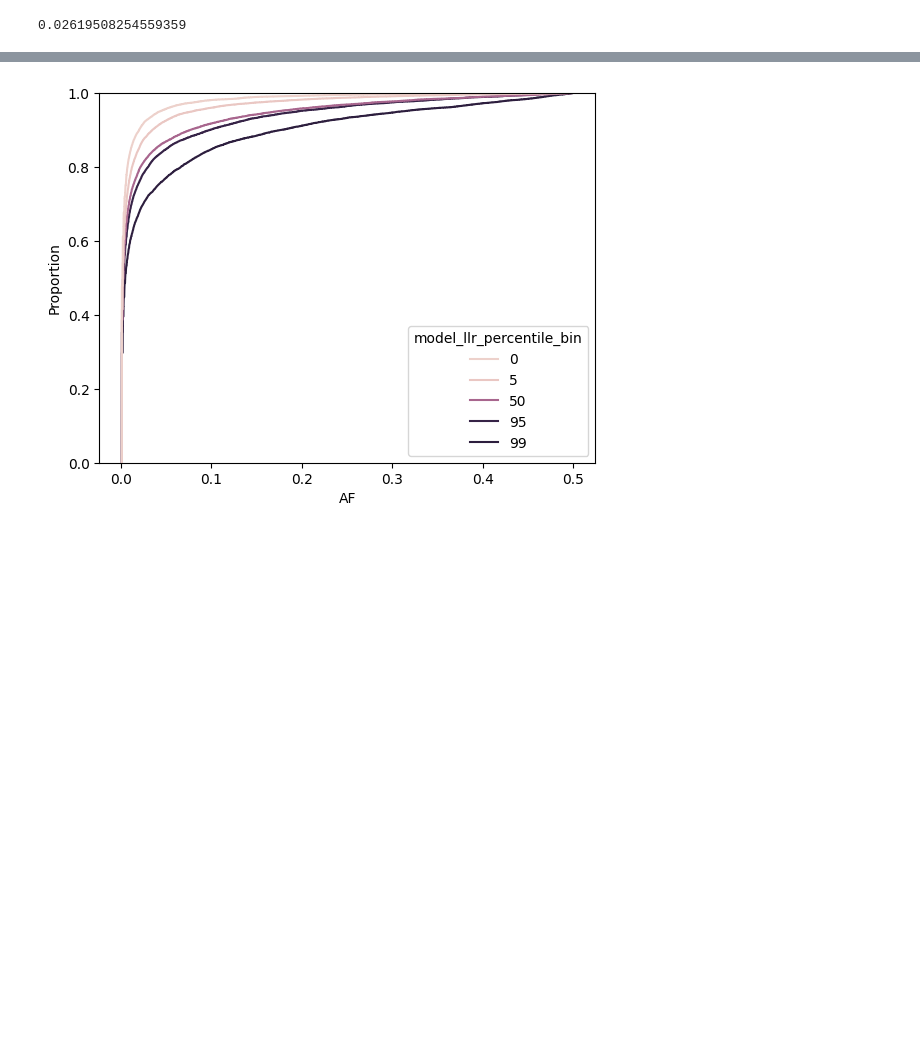
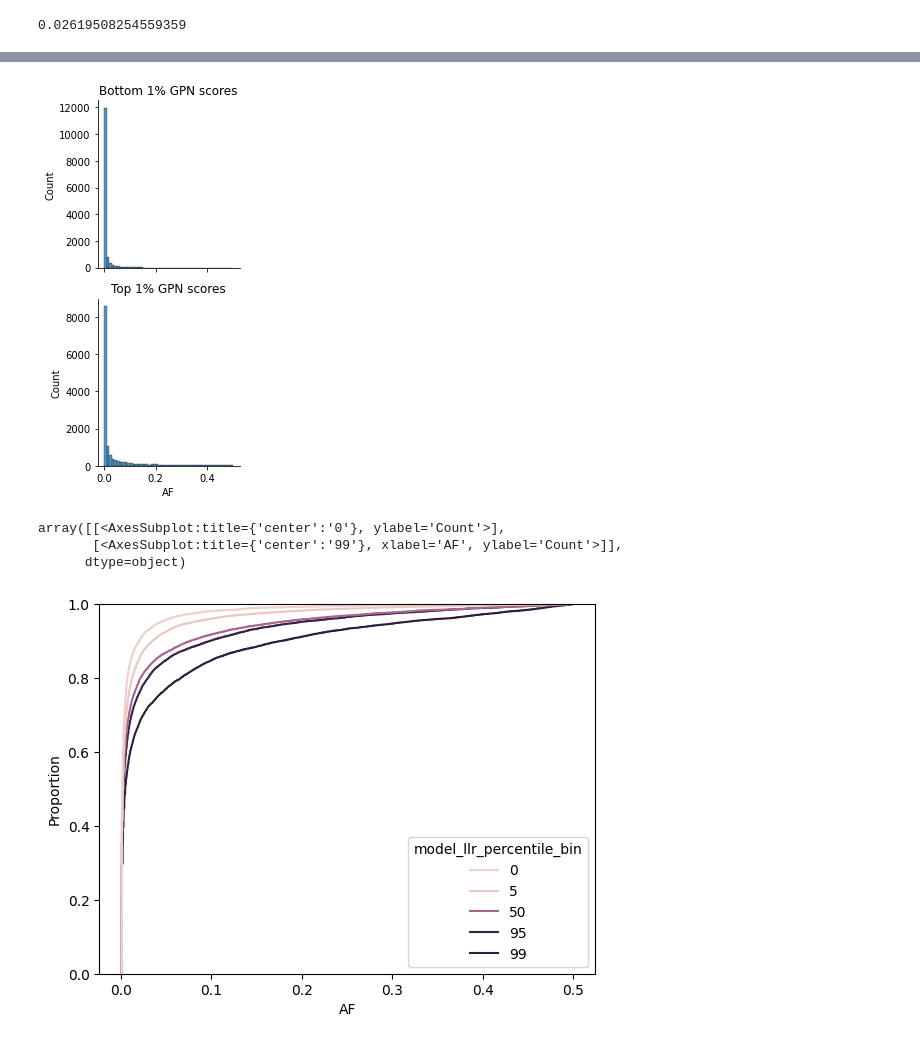
Before and after one commit to songlab-cal/gpn, a Jupyter notebook: analysis/plot_vep.ipynb, the cells around one changed output, grey strips where cells are left out. Cells and saved outputs as stored; diff of their text form; code cells hidden in the pictures; blank space fills up the shorter version.

```diff
--- a/analysis/plot_vep.ipynb
+++ b/analysis/plot_vep.ipynb
@@ -832,3 +864,29 @@ plt.savefig("model_score_vs_AF.svg", bbox_inches='tight')
+# %%
+g = sns.displot(
+    data=df[df.model_llr_percentile_bin.isin([0, 99])],
+    x="AF",
+    row="model_llr_percentile_bin",
+    row_order=[0,99],
+    kind="hist",
+    #stat="density",
+    facet_kws=dict(sharey=False),
+    height=3.0,
+    aspect=1.0,
+    bins=50,
+)
+#g.set_titles(row_template="{row_name}")
+g.axes[0][0].set_title("Bottom 1% GPN scores")
+g.axes[1][0].set_title("Top 1% GPN scores")
+#plt.xlabel("GPN score")
+plt.savefig("model_score_and_AF_hist.pdf", bbox_inches="tight")
+# %% [output]
+[figure, added]
+# %%
+g.axes
+# %% [output]
+array([[<AxesSubplot:title={'center':'0'}, ylabel='Count'>],
+       [<AxesSubplot:title={'center':'99'}, xlabel='AF', ylabel='Count'>]],
+      dtype=object)
 # %%
 g = sns.ecdfplot(
     data=df[df.model_llr_percentile_bin.isin([0, 5, 50, 95, 99])],
```
Also changed, not shown: parts of 5 cells of this notebook, 2 other files.
